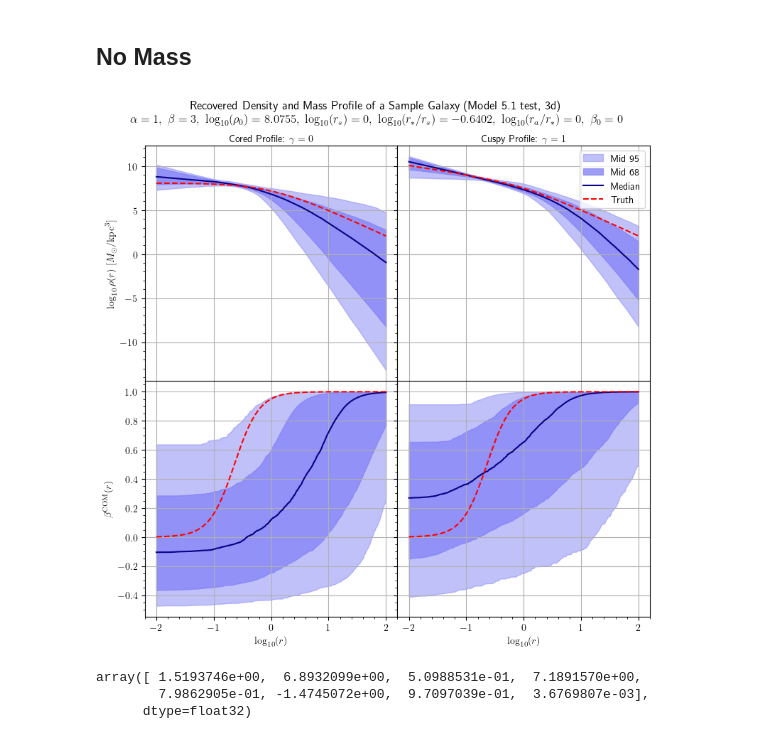
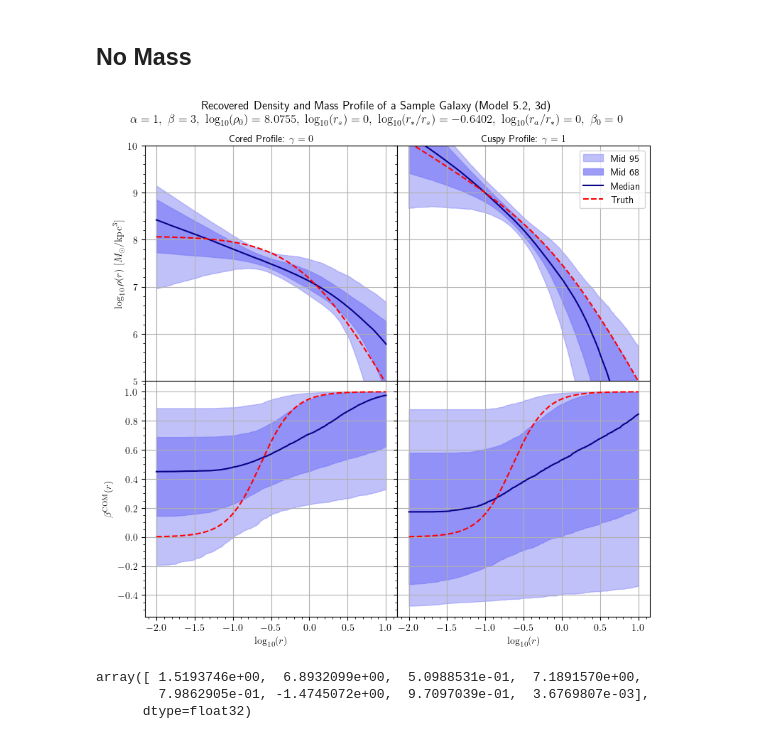
Before and after one commit to Anodymous1/suds, a Jupyter notebook: 8d_theta/posterior_graph.ipynb, the cells around one changed output. Cells and saved outputs as stored; diff of their text form; code cells hidden in the pictures.

Commit message:
completed model 5.2 and 7.1

```diff
--- a/8d_theta/posterior_graph.ipynb
+++ b/8d_theta/posterior_graph.ipynb
@@ -176,9 +176,9 @@ def initialize_plot(n_rows=3):
                             gridspec_kw={'hspace': 0,
                                             'wspace': 0,})
 
-    xlim = 2
+    # xlim = 2
     resolution = 1000
-    x = np.linspace(-xlim, xlim, resolution) # log_r_div_r_star
+    x = np.linspace(-2, 1, resolution) # log_r
 
     return fig, axs, x
 # %%
@@ -190,6 +190,7 @@ def plot_aesthetics(ax, fig):
     ax[0,0].set_ylabel(r"$\log_{10} \rho (r) \ [M_\odot / \mathrm{kpc}^3]$")
     ax[0,0].xaxis.set_label_position('top')
     ax[0,0].set_xlabel(r"Cored Profile: $\gamma = 0$", fontweight="bold")
+    ax[0,0].set_ylim(5,10)
 
     # core mass
     ax[1,0].set_ylabel(r"$\log_{10} M(r) / M_\odot$")
@@ -260,7 +261,7 @@ def plot_aesthetics(ax, fig):
     ax[0,0].set_ylabel(r"$\log_{10} \rho (r) \ [M_\odot / \mathrm{kpc}^3]$")
     ax[0,0].xaxis.set_label_position('top')
     ax[0,0].set_xlabel(r"Cored Profile: $\gamma = 0$", fontweight="bold")
-    # ax[0,0].set_ylim(-12,12)
+    ax[0,0].set_ylim(5,10)
 
     # # core mass
     # ax[1,0].set_ylabel(r"$\log_{10} M(r) / M_\odot$")
@@ -280,7 +281,7 @@ def plot_aesthetics(ax, fig):
     ax[1,1].set_xlabel(r"$\log _{10} (r)$")
 
     title_text = (
-            r"Recovered Density and Mass Profile of a Sample Galaxy (Model 5.1 test, 3d)"
+            r"Recovered Density and Mass Profile of a Sample Galaxy (Model 5.2, 3d)"
             "\n"
             r"$\alpha = 1,\ \beta = 3,\ \log_{10}(\rho _0)=8.0755,\ \log_{10}(r_s) = 0,\ \log_{10}(r_* / r_s) = -0.6402,\ \log_{10} (r_a / r_*) = 0,\ \beta_0 = 0$"
         )
@@ -290,34 +291,34 @@ def plot_aesthetics(ax, fig):
 
     return ax, fig
 # %%
-core_params = load_csv("./model_5_1/3d/mass_density_samples_core.csv", "Tensor")
-cusp_params = load_csv("./model_5_1/3d/mass_density_samples_cusp.csv", "Tensor")
+core_params = load_csv("./model_5_2/3d/mass_density_samples_core.csv", "Tensor")
+cusp_params = load_csv("./model_5_2/3d/mass_density_samples_cusp.csv", "Tensor")
 
 fig, ax, x = initialize_plot(n_rows=2)
 core_density = density(x, core_params)
 # core_mass = mass(x, core_params)
 core_beta = betaCOM(x, core_params)
 
 
 cusp_density = density(x, cusp_params)
 # cusp_mass = mass(x, cusp_params)
 cusp_beta = betaCOM(x, cusp_params)
 
 true_cusp_density, true_cusp_mass, true_cusp_beta = prep_truth(x, [1, 3, 1, 8.0755, 0, -0.6402, 0, 0])
 true_core_density, true_core_mass, true_core_beta = prep_truth(x, [1, 3, 0, 8.0755, 0, -0.6402, 0, 0])
 
 ax = plot_line(ax, x, core_density, true_core_density,[0,0])
 # ax = plot_line(ax, x, core_mass,    true_core_mass,   [1,0])
 ax = plot_line(ax, x, core_beta,    true_core_beta,   [1,0])
 ax = plot_line(ax, x, cusp_density, true_cusp_density,[0,1])
 # ax = plot_line(ax, x, cusp_mass,    true_cusp_mass,   [1,1])
 ax = plot_line(ax, x, cusp_beta,    true_cusp_beta,   [1,1])
 
 ax, fig = plot_aesthetics(ax, fig)
 
 plt.show()
 # %% [output]
-[figure, old version]
+[figure, new version]
 # %%
 np.median(core_params, axis=0)
 # %% [output]
```
Also changed, not shown: 17 other files.
